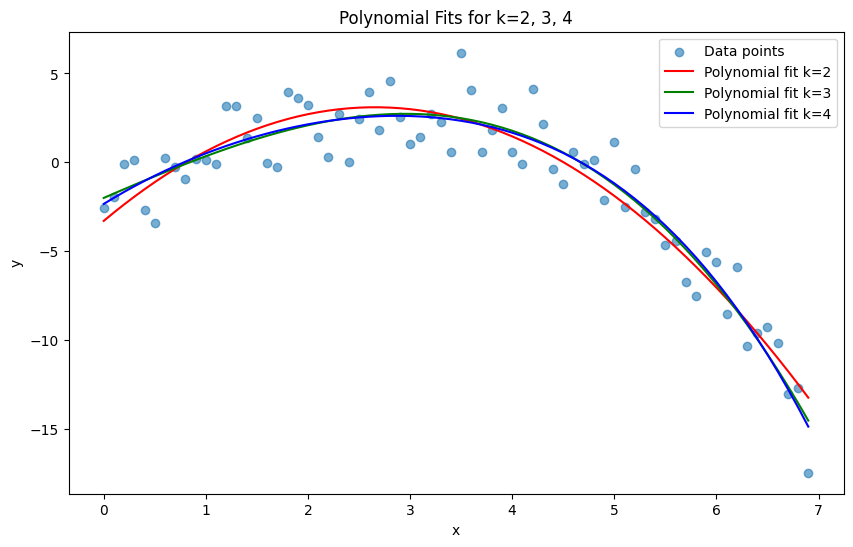
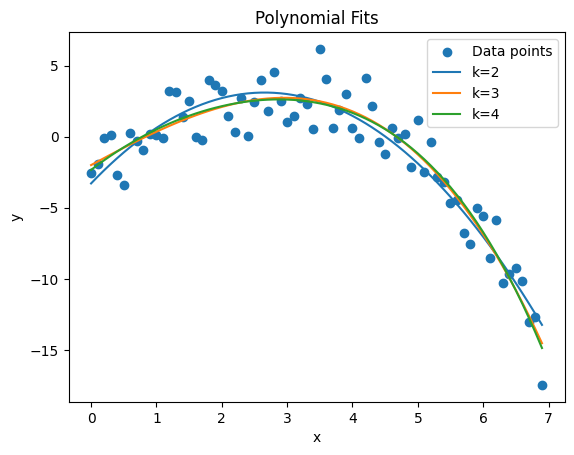
Unified diff of the notebook cell whose output changed from the first chart to the second:
--- before
+++ after
@@ -12,12 +12,11 @@
 
 # Plot scatterplot and fits
-plt.figure(figsize=(10, 6))
-plt.scatter(xy_data[:, 0], xy_data[:, 1], label='Data points', alpha=0.6)
-plt.plot(x_sorted, fit2_sorted, label='Polynomial fit k=2', color='red')
-plt.plot(x_sorted, fit3_sorted, label='Polynomial fit k=3', color='green')
-plt.plot(x_sorted, fit4_sorted, label='Polynomial fit k=4', color='blue')
+plt.scatter(xy_data[:, 0], xy_data[:, 1], label='Data points')
+plt.plot(x_sorted, fit2_sorted, label='k=2')
+plt.plot(x_sorted, fit3_sorted, label='k=3')
+plt.plot(x_sorted, fit4_sorted, label='k=4')
 plt.xlabel('x')
 plt.ylabel('y')
-plt.title('Polynomial Fits for k=2, 3, 4')
+plt.title('Polynomial Fits')
 plt.legend()
 plt.show()

Commit: Further amendments after Final Submission (not submitted)